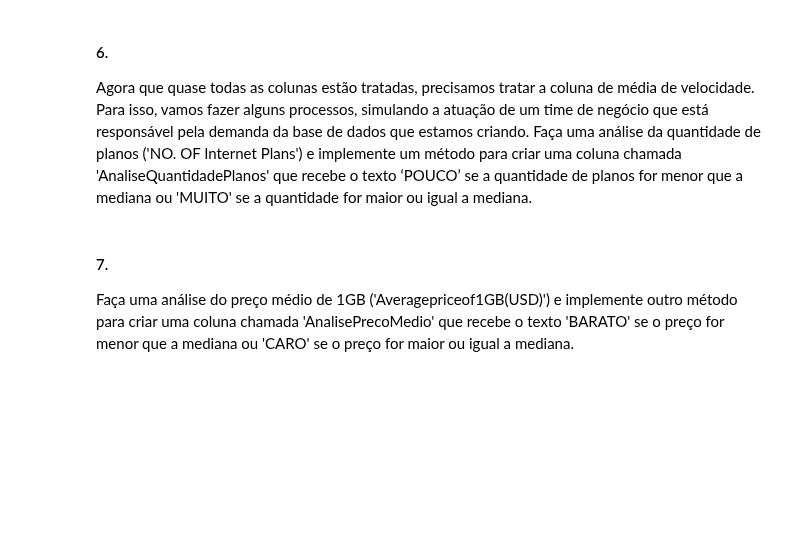
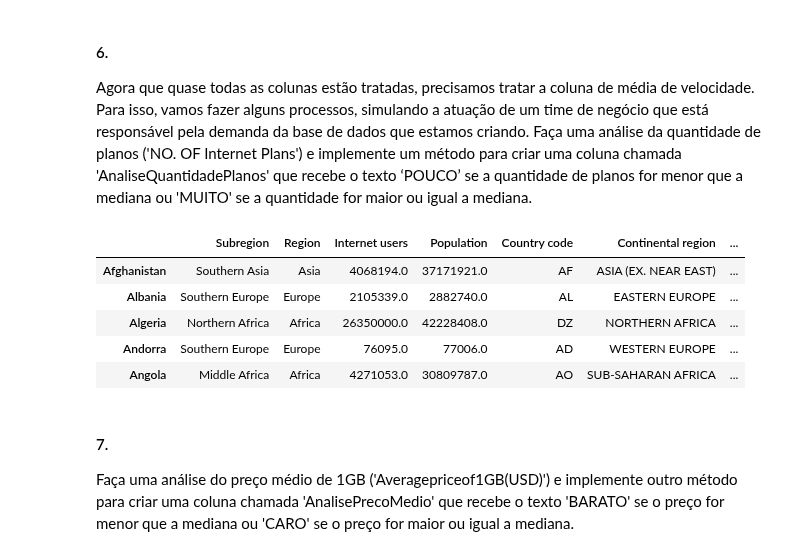
Before and after one commit to lelascarnevali/Bootcamp-EngDados-IGTI, a Jupyter notebook: Python/Desafio 2/Desafio_2.ipynb, the cells around one changed output. Drawn from its saved outputs; the diff is of its cells as text; code cells hidden in the pictures; blank space fills up the shorter version.

```diff
--- a/Python/Desafio 2/Desafio_2.ipynb
+++ b/Python/Desafio 2/Desafio_2.ipynb
@@ -25,0 +141,21 @@ Analise os dados faltantes em todas as colunas do atributo ‘dados_unificados
+# %%
+class worldwide_internet():
+    def __init__(self):
+        self.usuarios = pd.DataFrame()
+        self.precos = pd.DataFrame()
+        self.velocidades = pd.DataFrame()
+    def abra_arquivos(self):
+        self.usuarios = pd.read_csv("data/worldwide internet users - users.csv")
+        self.precos = pd.read_csv("data/worldwide internet prices in 2022 - IN 2022.csv")
+        self.velocidades = pd.read_csv("data/worldwide internet speed in 2022  - avg speed.csv")
+    def unir_dados(self):
+        try:
+            tmp_join = self.precos.set_index('Name').join(self.velocidades.set_index('Country'), how='outer')
+            self.dados_unificados = self.usuarios.set_index('Country or area').join(tmp_join, how='outer')
+        except:
+            print('Executar previamente o método abra_arquivos()')
+    def limpa_populacao_nulos(self):
+        try:
+            self.dados_unificados = self.dados_unificados.dropna(axis=0, subset='Population')
+        except:
+            print('Executar previamente o método unir_dados()')
@@ -34,3 +312,24 @@ Agora que quase todas as colunas estão tratadas, precisamos tratar a coluna de
+# %%
+www = worldwide_internet()
+www.abra_arquivos()
+www.unir_dados()
+www.limpa_populacao_nulos()
+columns_list = ['Internet users', 'Population', 'Average price of 1GB (USD)',
+                'Cheapest 1GB for 30 days (USD)', 'Most expensive 1GB (USD)',
+                'Average price of 1GB (USD  at the start of 2021)',
+                'Average price of 1GB (USD – at start of 2020)']
+www.converte_numero(columns_list)
+www.remove_nulos(columns_list)
+www.inclui_AnaliseQuantidadePlanos()
+# %%
+www.dados_unificados.head(5)
+# %% [output]
+|  | Subregion | Region | Internet users | Population | Country code | Continental region | ... |
+| Afghanistan | Southern Asia | Asia | 4068194.0 | 37171921.0 | AF | ASIA (EX. NEAR EAST) | ... |
+| Albania | Southern Europe | Europe | 2105339.0 | 2882740.0 | AL | EASTERN EUROPE | ... |
+| Algeria | Northern Africa | Africa | 26350000.0 | 42228408.0 | DZ | NORTHERN AFRICA | ... |
+| Andorra | Southern Europe | Europe | 76095.0 | 77006.0 | AD | WESTERN EUROPE | ... |
+| Angola | Middle Africa | Africa | 4271053.0 | 30809787.0 | AO | SUB-SAHARAN AFRICA | ... |
 # %% [markdown]
 #### 7.
 
```
Also changed, not shown: parts of 30 cells of this notebook, 1 other file.
